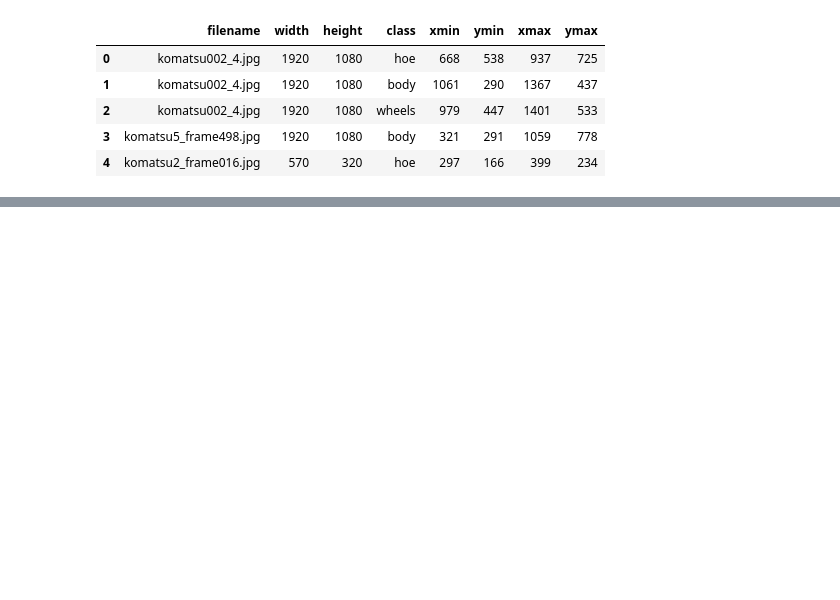
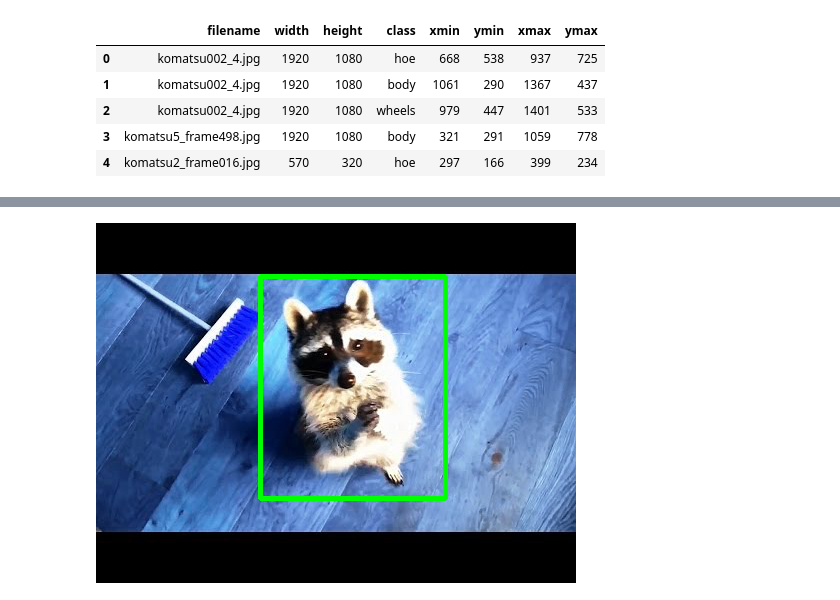
Before and after one commit to Toku11/Backhoe-detect-transfer-learning, a Jupyter notebook: draw boxes.ipynb, the cells around one changed output, grey strips where cells are left out. Cells and saved outputs as stored; diff of their text form; code cells hidden in the pictures; blank space fills up the shorter version.

```diff
--- a/draw boxes.ipynb
+++ b/draw boxes.ipynb
@@ -28,0 +43,4 @@ Image.fromarray(draw_boxes('komatsu3_frame111.jpg'))
+# %%
+Image.fromarray(draw_boxes('raccoon-40.jpg'))
+# %% [output]
+[figure, added]
```
Also changed, not shown: parts of 8 cells of this notebook, 25 other files.
